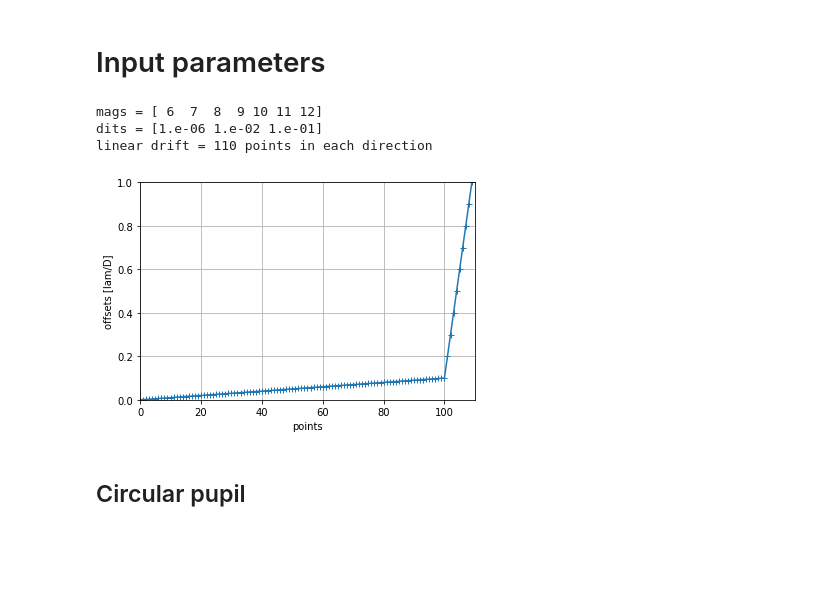
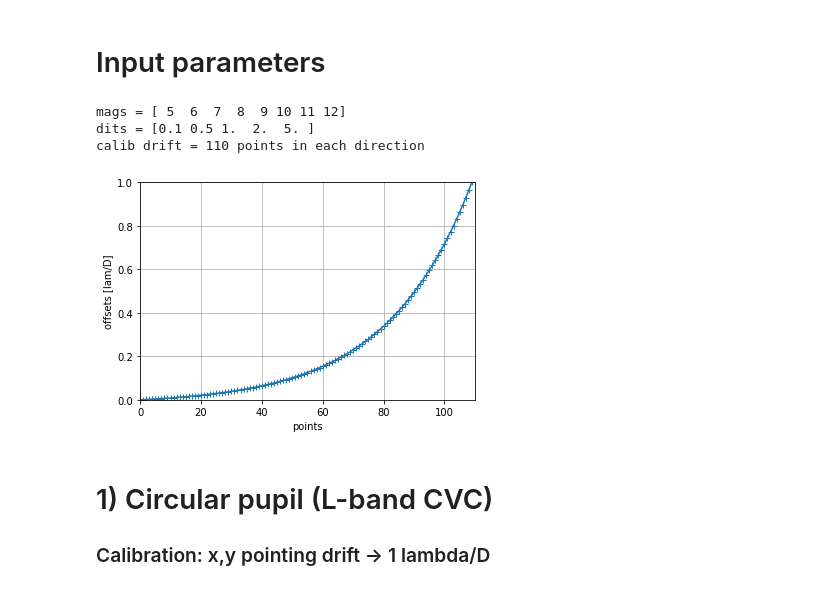
Before and after one commit to vortex-exoplanet/HEEPS, a Jupyter notebook: tools/qacits/qacits_psfs.ipynb, the cells around one changed output. Cells and saved outputs as stored; diff of their text form; code cells hidden in the pictures; blank space fills up the shorter version.

```diff
--- a/tools/qacits/qacits_psfs.ipynb
+++ b/tools/qacits/qacits_psfs.ipynb
@@ -14,53 +14,55 @@ import matplotlib.pyplot as plt
 # %% [markdown]
 # Input parameters
 # %%
-#os.chdir(os.path.normpath(os.path.expandvars('$HOME/CODE/Python/qacits')))
 f_lyot_stop = 'ls_%s_%s_%s_%s_%s_%s.fits'
 f_phase = 'wavefront/cfull/cube_Cfull_20211007_3600s_300ms_0piston_meters_scao_only_%s_%s.fits'
 f_point_err = 'wavefront/point/point_all_3600s_300ms_%s.fits'
 cases = ['linear_drift_only', 'scao+linear_drift', 'scao+random_drift', 'scao_only']
 targets = ['point', 'alphaCen', 'pi1Gru']
 # define range of magnitudes
-mag_min = 6
+mag_min = 5
 mag_max = 12
 mags = np.arange(mag_min, mag_max+1)
 print('mags = %s'%mags)
 # define DITs (detector integration times)
-dits = np.array([1e-6, .01, .1])
+dits = np.array([.1, .5, 1, 2, 5])
 print('dits = %s'%dits)
 # up to 0.1 lam/D, step = 1/100
 # up to 1 lam/D, step = 1/10
-xy = np.append(np.arange(100)/1000, np.arange(1,11)/10)
-print('linear drift = %s points in each direction'%len(xy))
+#xy = np.append(np.arange(100)/1000, np.arange(1,11)/10)
+#xy = np.arange(110)/109
+logb = .02
+xy = np.logspace(np.log10(logb), np.log10(1 + logb), 110) - logb
+print('calib drift = %s points in each direction'%len(xy))
 plt.plot(xy,'-+')
 plt.xlim(0, len(xy))
 plt.ylim(0, 1)
 plt.xlabel('points')
 plt.ylabel('offsets [lam/D]')
 plt.grid(True), plt.grid(which='minor', linestyle=':');
 # dictionary with default qacits parameters
 default_params = dict(
     radii = {'inner': (0, 1.7), 'outer': (1.7, 2.3), 'full': (0, 2.7)},
     inner_slope = 1,#0.149,
     outer_slope = 1,#0.063,
     full_coeff = 1,#2,
     ratio = 0,
     phase_tolerance = 60,
     modul_tolerance = 0.33,
     small_tt_regime = 0.3,
     large_tt_regime = 0.2,
 )
 # qacits: number of averaged frames
 n_bin           = 0 # if 0: no averaging, every estimates are returned in a 2D array
                     # if 1: average all frames before computing the estimate
                     # if n_bin=integer < n_img: will return as many estimates (frames are
                     # averaged by bins of n_img/n_bin before computing the estimates).
-force = None #'outer'
+force = 'outer'# None#
 # %% [output]
-mags = [ 6  7  8  9 10 11 12]
-dits = [1.e-06 1.e-02 1.e-01]
-linear drift = 110 points in each direction
+mags = [ 5  6  7  8  9 10 11 12]
+dits = [0.1 0.5 1.  2.  5. ]
+calib drift = 110 points in each direction
-[figure, old version]
+[figure, new version]
 # %%
 rstar_catalog = {'alphaCen': 4.26, # mas
                  'pi1Gru': 9.18, # mas
@@ -210,4 +248,5 @@ def plot_rms_mag(qacits_params, conf, psf, psfs, tt_lamD,
-# %% [markdown]
-## Circular pupil
+# %% [markdown]
+# 1) Circular pupil (L-band CVC)
+### Calibration: x,y pointing drift -> 1 lambda/D
 # %%
 conf, psf, psfs, tt_lamD = create_psfs('L', 'CVC', [0.0291, 0.08, 0.0317], pupil_shape='circ')
```
Also changed, not shown: parts of 14 cells of this notebook, 3 other files.
